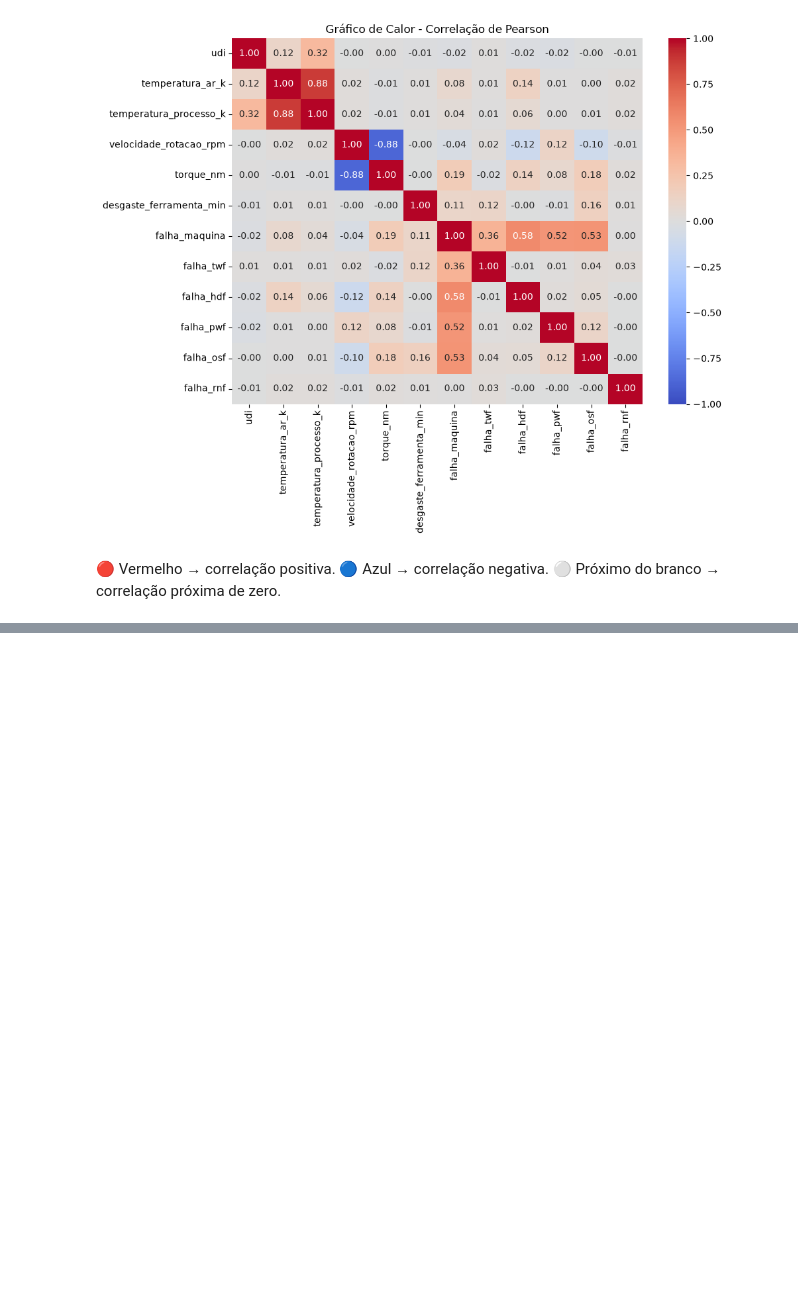
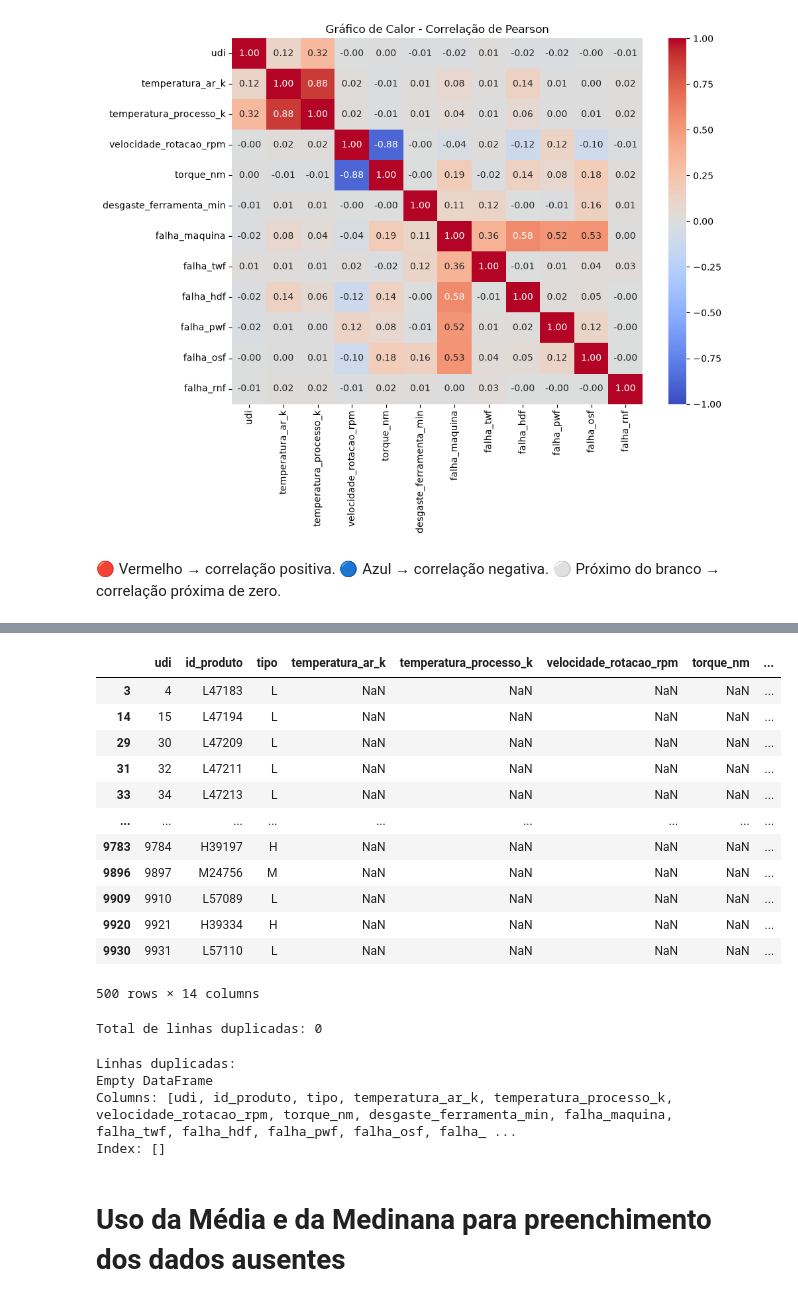
Before and after one commit to Carlos779-cloud/Projeto_Final, a Jupyter notebook: main.ipynb, the cells around one changed output, grey strips where cells are left out. Cells and saved outputs as stored; diff of their text form; code cells hidden in the pictures; blank space fills up the shorter version.

Commit message:
feat: realiza a limpeza de dados nulos e duplicados

```diff
--- a/main.ipynb
+++ b/main.ipynb
@@ -169,0 +174,2 @@ plt.show()
+# %%
+df_limpo = df.copy()
@@ -169,0 +213,34 @@ plt.show()
+# %%
+# Mostra apenas as linhas que possuem qualquer valor ausente
+df_limpo[df_limpo.isnull().any(axis=1)]
+# %% [output]
+|  | udi | id_produto | tipo | temperatura_ar_k | temperatura_processo_k | velocidade_rotacao_rpm | torque_nm | ... |
+| 3 | 4 | L47183 | L | NaN | NaN | NaN | NaN | ... |
+| 14 | 15 | L47194 | L | NaN | NaN | NaN | NaN | ... |
+| 29 | 30 | L47209 | L | NaN | NaN | NaN | NaN | ... |
+| 31 | 32 | L47211 | L | NaN | NaN | NaN | NaN | ... |
+| 33 | 34 | L47213 | L | NaN | NaN | NaN | NaN | ... |
+| ... | ... | ... | ... | ... | ... | ... | ... | ... |
+| 9783 | 9784 | H39197 | H | NaN | NaN | NaN | NaN | ... |
+| 9896 | 9897 | M24756 | M | NaN | NaN | NaN | NaN | ... |
+| 9909 | 9910 | L57089 | L | NaN | NaN | NaN | NaN | ... |
+| 9920 | 9921 | H39334 | H | NaN | NaN | NaN | NaN | ... |
+| 9930 | 9931 | L57110 | L | NaN | NaN | NaN | NaN | ... |
+500 rows × 14 columns
+# %%
+# Conta o total de linhas 100% duplicadas no DataFrame
+total_duplicadas = df_limpo.duplicated().sum()
+print(f'Total de linhas duplicadas: {total_duplicadas}')
+# %% [output]
+Total de linhas duplicadas: 0
+# %%
+# Exibe as linhas duplicadas no DataFrame
+linhas_duplicadas = df_limpo[df_limpo.duplicated(keep=False)]
+print(f'Linhas duplicadas:\n{linhas_duplicadas}')
+# %% [output]
+Linhas duplicadas:
+Empty DataFrame
+Columns: [udi, id_produto, tipo, temperatura_ar_k, temperatura_processo_k, velocidade_rotacao_rpm, torque_nm, desgaste_ferramenta_min, falha_maquina, falha_twf, falha_hdf, falha_pwf, falha_osf, falha_ ...
+Index: []
+# %% [markdown]
+# Uso da Média e da Medinana para preenchimento dos dados ausentes
```
Also changed, not shown: parts of 13 cells of this notebook, 1 other file.
